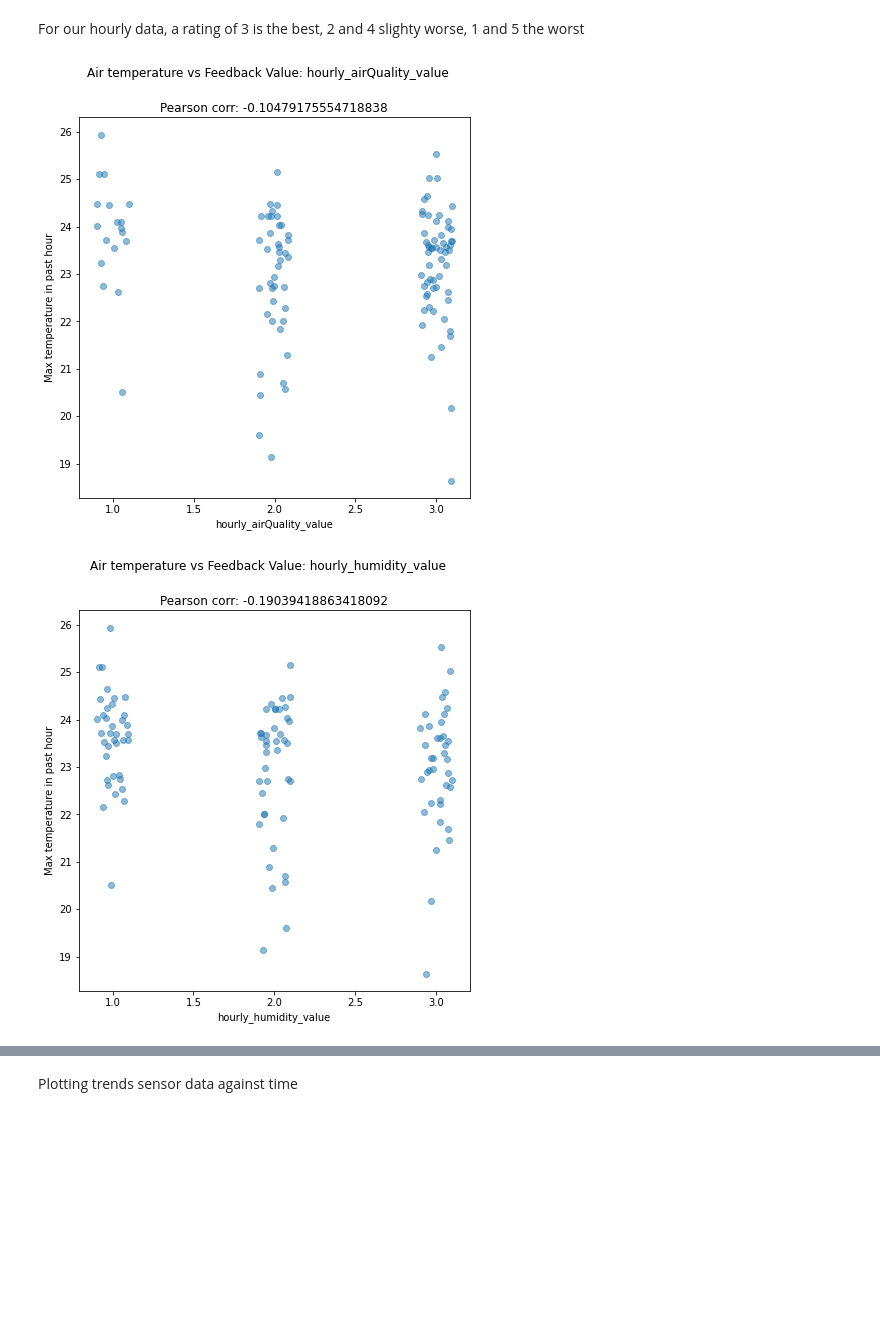
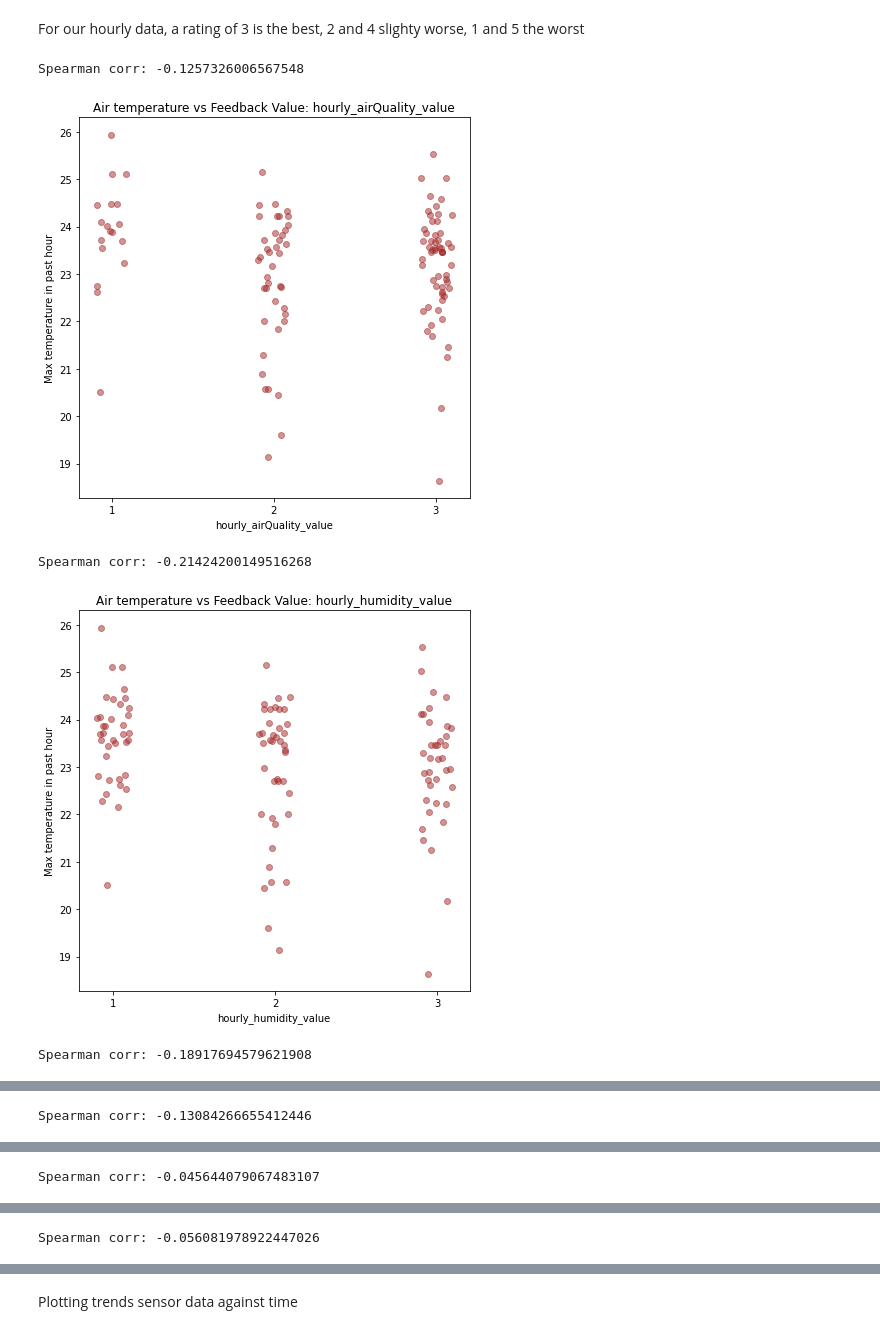
Before and after one commit to tug-cps/SchoolFeedback, a Jupyter notebook: notebooks/trends_data.ipynb, the cells around one changed output, grey strips where cells are left out. Cells and saved outputs as stored; diff of their text form; code cells hidden in the pictures; blank space fills up the shorter version.

```diff
--- a/notebooks/trends_data.ipynb
+++ b/notebooks/trends_data.ipynb
@@ -120,7 +120,7 @@ hourly_feedback_data = [hourly_airQuality_df,hourly_humidity_df,hourly_indoorCli
 # %% [markdown]
 ## Removing all daily feedback entries before classes would have occured that day
 # %%
-minimum_time = datetime.time(hour=10,minute=0) #10 am
+minimum_time = datetime.time(hour=8,minute=0) #8 am
 # %%
 for dataframe in daily_feedback_data:
     dataframe = dataframe[dataframe.iloc[:, 0] .apply(time_from_datetime_series) > minimum_time]
@@ -172,7 +172,7 @@ def get_daily_average_value(timestamp,room,type='temp'):
     #return mean daily value
     return room_data['value'].mean()
 # %%
-def get_max_past_hour_value(timestamp,room,type='temp'):
+def get_avg_past_hour_value(timestamp,room,type='temp'):
     """
     Arguments: time and room from the feedback dataset,
         type: "temp" or "qual"
@@ -197,7 +197,7 @@ def get_max_past_hour_value(timestamp,room,type='temp'):
         return np.nan #no data
 
     #return mean daily value
-    return room_data['value'].max()
+    return room_data['value'].mean()
 # %%
 type_dict = {'temp':"temperature",'qual':"quality"}
 # %%
@@ -220,7 +220,7 @@ for type in ['temp','qual']:
             y.append(get_daily_average_value(timestamp,room,type))
 
         plt.figure()
-        plt.scatter(Jitter(x,0.1), y, alpha=0.5)
+        plt.scatter(Jitter(x,0.1), y, alpha=0.5, color='brown')
 
         plt.title("Air "+type_dict[type] + " vs Feedback Value: "+ dataframe.columns[1])
 
@@ -260,32 +260,37 @@ def make_3_best_score(score):
 # %%
 for type in ['temp','qual']:
 
     #for each feedback type
     for dataframe in [hourly_airQuality_df,hourly_humidity_df,hourly_indoorClimate_df,hourly_temperature_df]:
 
         #dataframe.columns[1] is the feedback value
         dataframe['new_value'] = dataframe.iloc[:,1].apply(make_3_best_score)
         #print(dataframe.columns)
         x = dataframe['new_value'] #feedback value
         y = []
 
         for timestamp, room in zip(dataframe[dataframe.columns[0]],dataframe[dataframe.columns[2]]): #0=timestamp, 2=roomName
             #getting mean air temp/qual for that room in the past hour
-            y.append(get_max_past_hour_value(timestamp,room,type))
+            y.append(get_avg_past_hour_value(timestamp,room,type))
 
         plt.figure()
-        plt.scatter(Jitter(x,0.1), y, alpha=0.5)
+        plt.scatter(Jitter(x,0.1), y, alpha=0.5, color='brown')
 
-        plt.suptitle("Air "+type_dict[type] +" vs Feedback Value: "+ dataframe.columns[1])#+ dataframe.columns[1])
+        plt.title("Air "+type_dict[type] +" vs Feedback Value: "+ dataframe.columns[1])#+ dataframe.columns[1])
 
         #dropping nan values and calculating correlation between x and y
-        plt.title("Pearson corr: "+str(pd.DataFrame({"x":x, 'y':y}).dropna().corr(method='pearson')['x']['y']))
+        print("Spearman corr: "+str(pd.DataFrame({"x":x, 'y':y}).dropna().corr(method='spearman')['x']['y']))
 
         plt.xlabel(dataframe.columns[1])
+        plt.xticks([1,2,3])
+
         plt.ylabel("Max "+type_dict[type]+ " in past hour")
 
         plt.savefig("../plots/room_air_"+type+"/"+dataframe.columns[1]+".png")
         plt.show()
 # %% [output]
+Spearman corr: -0.1257326006567548
-[figure, old version]
+[figure, new version]
+Spearman corr: -0.21424200149516268
-[figure, old version]
+[figure, new version]
+Spearman corr: -0.18917694579621908
@@ -292,0 +298 @@ for type in ['temp','qual']:
+Spearman corr: -0.13084266655412446
@@ -293,0 +300 @@ for type in ['temp','qual']:
+Spearman corr: -0.045644079067483107
@@ -294,0 +302 @@ for type in ['temp','qual']:
+Spearman corr: -0.056081978922447026
```
Also changed, not shown: parts of 4 cells of this notebook.
